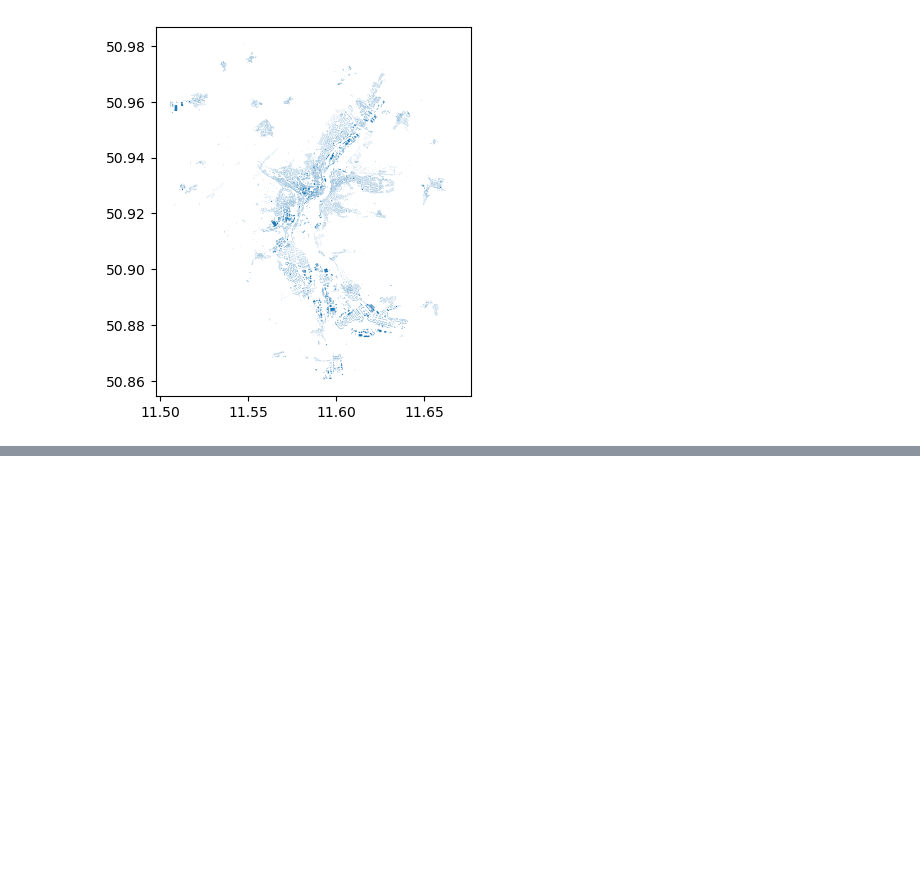
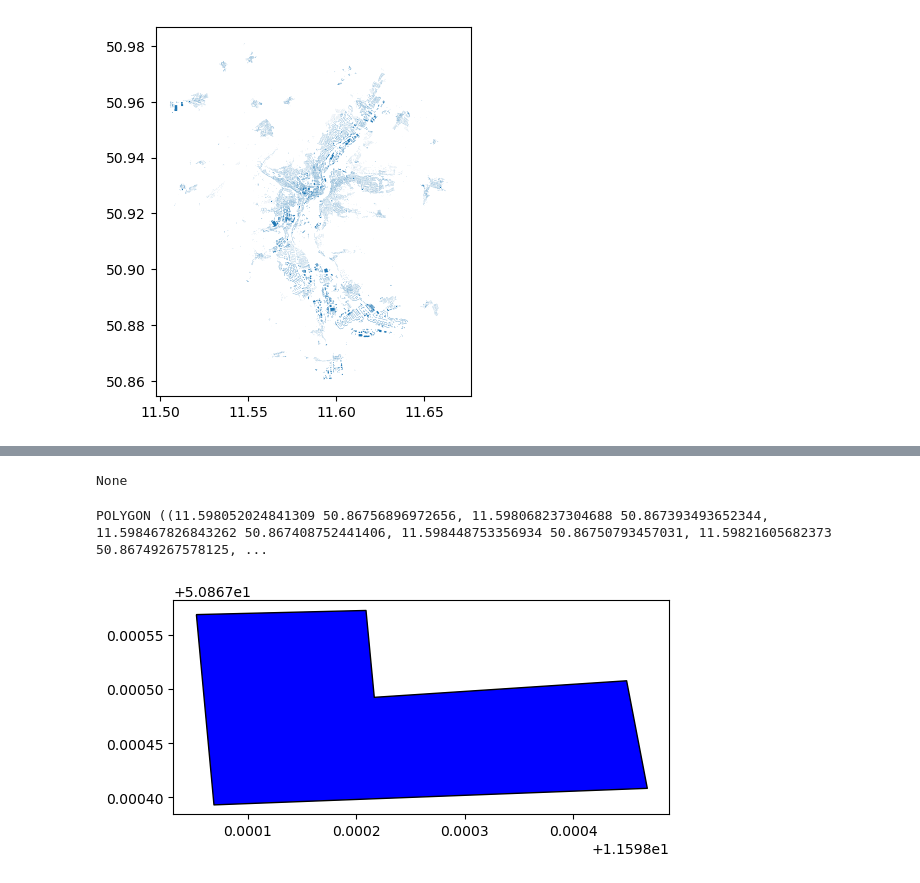
Before and after one commit to radtklau/Sentinel-Building-Segmentation, a Jupyter notebook: data_prep.ipynb, the cells around one changed output, grey strips where cells are left out. Cells and saved outputs as stored; diff of their text form; code cells hidden in the pictures; blank space fills up the shorter version.

```diff
--- a/data_prep.ipynb
+++ b/data_prep.ipynb
@@ -172,3 +169,11 @@ bbox_buildings.plot()
 # %% [output]
 <Axes: >
 [figure]
+# %%
+print(type(bbox_buildings))
+print(bbox_buildings.columns)
+print(sys.getsizeof(bbox_buildings))
+polygon_building_data = bbox_buildings["geometry"]
+print(type(polygon_building_data))
+print(sys.getsizeof(polygon_building_data))
+print(polygon_building_data)
@@ -174,0 +198,16 @@ bbox_buildings.plot()
+# %%
+print(bbox_buildings.iloc[0]["wikipedia"])
+# %% [output]
+None
+# %%
+fig, ax = plt.subplots()
+
+polygon_building_data[0:1].plot(ax=ax, color='blue', edgecolor='black')
+print(polygon_building_data[0])
+
+ax.set_aspect('equal')
+
+plt.show()
+# %% [output]
+POLYGON ((11.598052024841309 50.86756896972656, 11.598068237304688 50.867393493652344, 11.598467826843262 50.867408752441406, 11.598448753356934 50.86750793457031, 11.59821605682373 50.86749267578125, ...
+[figure, added]
```
Also changed, not shown: parts of 4 cells of this notebook, 2 other files.
